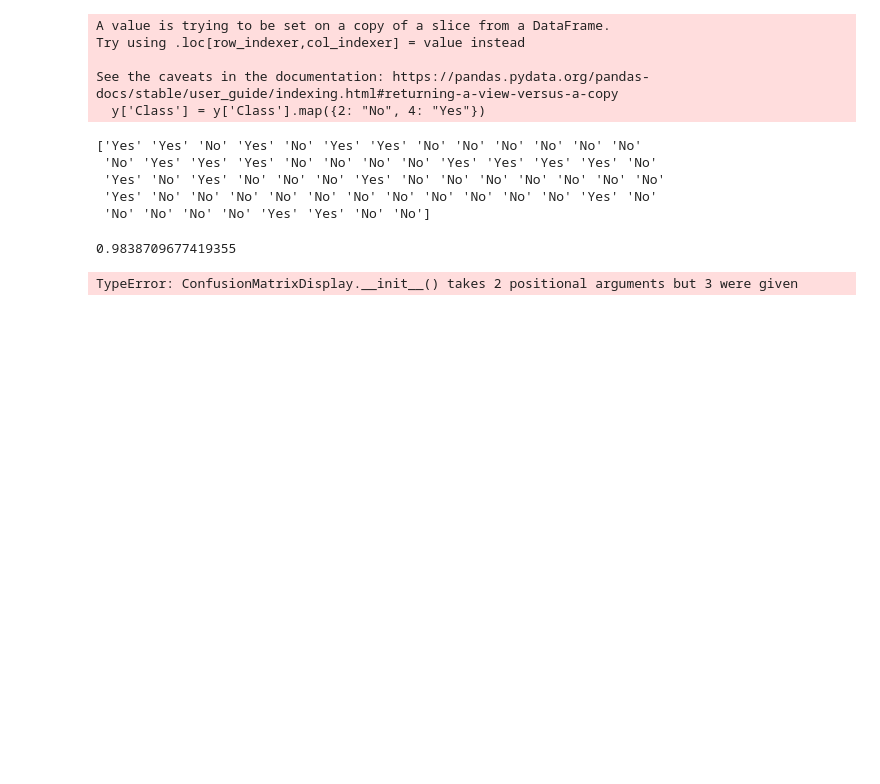
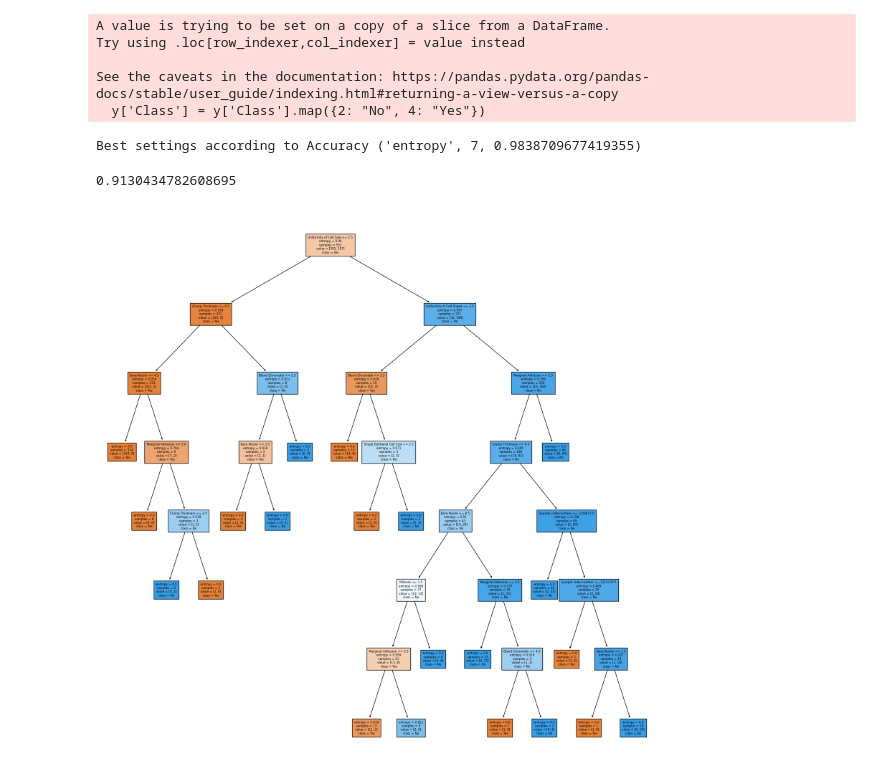
Before and after one commit to rvloenhout/Predicting_BenignOrMalignant, a Jupyter notebook: Decision_Tree.ipynb, the cells around one changed output. Drawn from its saved outputs; the diff is of its cells as text; code cells hidden in the pictures; blank space fills up the shorter version.

Commit message:
Final DT Model on test set

```diff
--- a/Decision_Tree.ipynb
+++ b/Decision_Tree.ipynb
@@ -58,18 +59,3 @@ Try using .loc[row_indexer,col_indexer] = value instead
 
 See the caveats in the documentation: https://pandas.pydata.org/pandas-docs/stable/user_guide/indexing.html#returning-a-view-versus-a-copy
   y['Class'] = y['Class'].map({2: "No", 4: "Yes"})
-# %%
-HP_criterion = "entropy"
-HP_splitter = "best"
-HP_max_depth = 0
-
-DTC = DecisionTreeClassifier(criterion=HP_criterion)
-model = DTC.fit(X_train,y_train)
-y_pred_val = model.predict(X_val)
-print(y_pred_val)
-# %% [output]
-['Yes' 'Yes' 'No' 'Yes' 'No' 'Yes' 'Yes' 'No' 'No' 'No' 'No' 'No' 'No'
- 'No' 'Yes' 'Yes' 'Yes' 'No' 'No' 'No' 'No' 'Yes' 'Yes' 'Yes' 'Yes' 'No'
- 'Yes' 'No' 'Yes' 'No' 'No' 'No' 'Yes' 'No' 'No' 'No' 'No' 'No' 'No' 'No'
- 'Yes' 'No' 'No' 'No' 'No' 'No' 'No' 'No' 'No' 'No' 'No' 'No' 'Yes' 'No'
- 'No' 'No' 'No' 'No' 'Yes' 'Yes' 'No' 'No']
@@ -78,6 +61,0 @@ print(y_pred_val)
-# %%
-print(sklearn.metrics.accuracy_score(y_val, y_pred_val))
-print(sklearn.metrics.ConfusionMatrixDisplay(y_val, y_pred_val))
-# %% [output]
-0.9838709677419355
-TypeError: ConfusionMatrixDisplay.__init__() takes 2 positional arguments but 3 were given
@@ -88,0 +62,38 @@ TypeError: ConfusionMatrixDisplay.__init__() takes 2 positional arguments but 3
+# %%
+#Finding the best configuration settings using gradient decent using the validation set to tune hyperparameters
+max_depth = [ x for x in range(1,16)]
+
+settings = []
+
+for criterion in ['entropy', 'log_loss', 'gini']:
+    for eta0 in max_depth:
+        model = DecisionTreeClassifier(criterion=criterion, max_depth=eta0, random_state=101)
+        model.fit(X_train,y_train)
+        accuracy = sklearn.metrics.accuracy_score(y_val, model.predict(X_val))
+        settings.append((criterion, eta0, accuracy))
+
+best_accuracy =  max(settings, key=lambda x: x[-1])
+print("Best settings according to Accuracy {}".format(best_accuracy))
+# %% [output]
+Best settings according to Accuracy ('entropy', 7, 0.9838709677419355)
+# %%
+#Applying best settings to the test set
+criterion, max_depth = best_accuracy[:2]
+model = DecisionTreeClassifier(criterion=criterion, max_depth=max_depth, random_state=101)
+model.fit(X_train,y_train)
+y_pred_test = model.predict(X_test)
+print(sklearn.metrics.accuracy_score(y_test, y_pred_test))
+# %% [output]
+0.9130434782608695
+# %%
+#Visualizing the final decision tree
+y_class_names = ["Yes","No"]
+
+fig = plt.figure(figsize=(20,20))
+_ = plot_tree(model,
+            feature_names=x_columns,
+            class_names=y_class_names,
+            fontsize=6,
+            filled=True)
+# %% [output]
+[figure, added]
```
Also changed, not shown: parts of 4 cells of this notebook.
